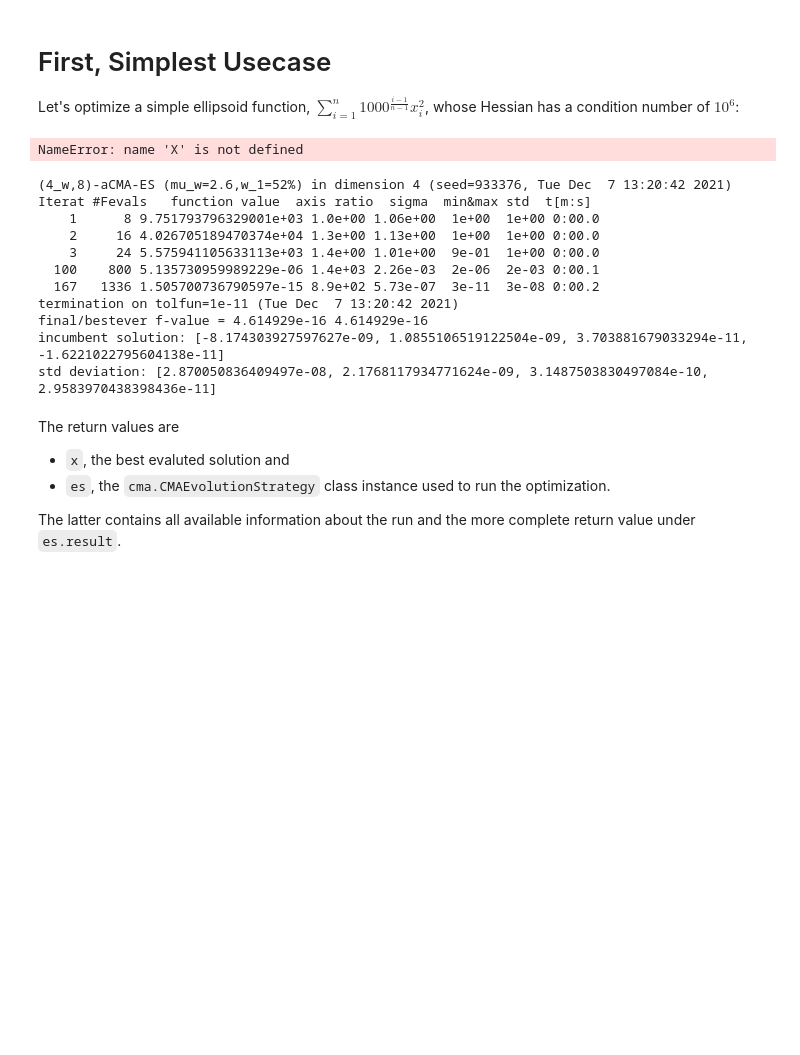
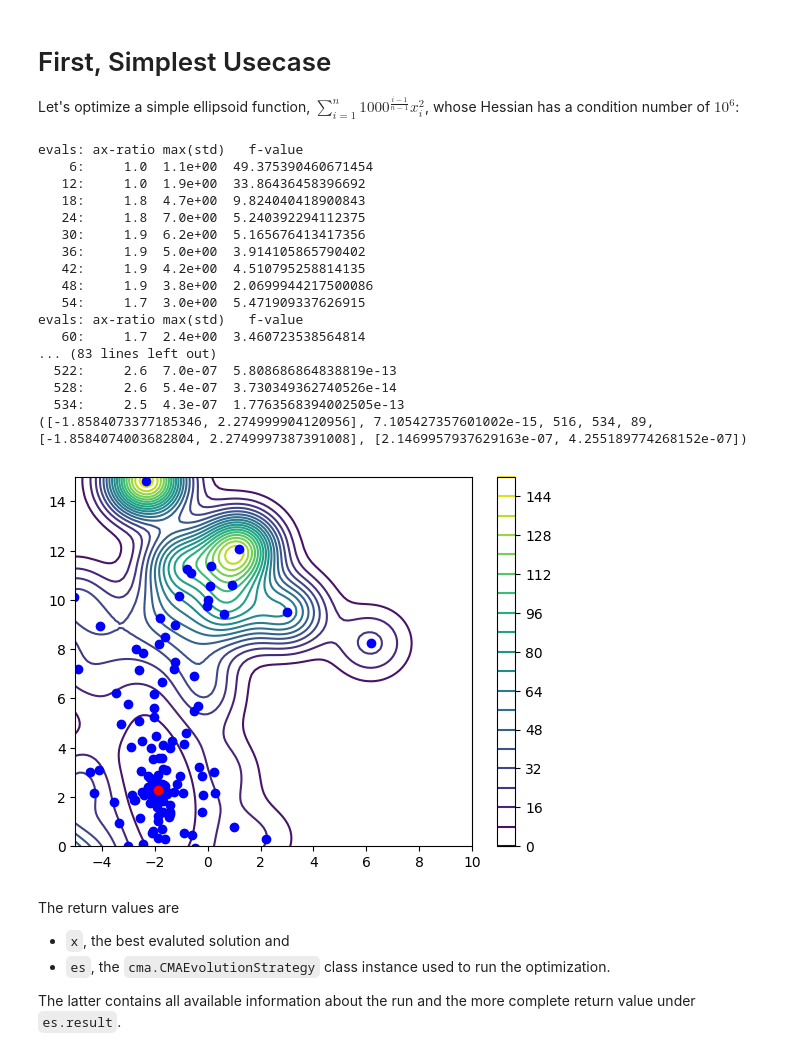
Before and after one commit to mahaitongdae/pycma, a Jupyter notebook: notebooks/notebook-usecases-with-gp.ipynb, the cells around one changed output. Saved outputs shown, nothing was run; the diff lists cells and outputs as text; code cells hidden in the pictures; blank space fills up the shorter version.

Commit message:
initial version of gp in pc update

```diff
--- a/notebooks/notebook-usecases-with-gp.ipynb
+++ b/notebooks/notebook-usecases-with-gp.ipynb
@@ -18,46 +18,58 @@ import GPy
 noise_var = 0.05 ** 2 # observation noise
 beta = 2 # length of confidential bound
 fmin = 0. # todo:add fmin or cancel it
-bounds = [(-5., 5.), (-5., 5.)]
+bounds = [(-5., 10.), (0., 15.)]
 kernel = GPy.kern.RBF(input_dim=len(bounds), variance=2., lengthscale=1.0, ARD=True)
-# %% [output]
-NameError: name 'X' is not defined
 # %%
 import cma
+from cma.purecma import CMAES
 
-
-fun = cma.ff.elli  # we could use `functools.partial(cma.ff.elli, cond=1e4)` to change the condition number to 1e4
-x0 = 4 * [2]  # initial solution
+fun = cma.ff.branin  # we could use `functools.partial(cma.ff.elli, cond=1e4)` to change the condition number to 1e4
+x0 = [0, 10]  # initial solution
 sigma0 = 1    # initial standard deviation to sample new solutions
 
-gp = GaussianProcessOptimization(GPy.models.GPRegression(X, Y, kernel=kernel, Y_metadata=None, normalizer=None, noise_var=noise_var, mean_function=None),
+gp = GaussianProcessOptimization(GPy.models.GPRegression(np.asarray([x0]), np.asarray([[fun(x0)]]),
+                                                         kernel=kernel, Y_metadata=None, normalizer=None,
+                                                         noise_var=noise_var, mean_function=None),
                                  fmin, beta=beta)
+gp.bounds = bounds
 
-# x, es = cma.fmin2(fun, x0, sigma0)
-es = cma.CMAEvolutionStrategy(x0,sigma0)
+# es = cma.CMAEvolutionStrategy(x0,sigma0)
+es = CMAES(x0, sigma0)
+t = 0
 while not es.stop():
     solutions = es.ask()
-    obs = [cma.ff.rosen(s) for s in solutions]
-    gp.add_new_data_point(solutions, obs)
-    # Get estimation from GP
-    # inputs = tbd
-    # ci = gp.get_confidential_interval(inputs)
-    # mean, std_dev = gp.get_mean_std_dev(inputs)
-    es.tell(solutions, obs)
+    obs = [cma.ff.branin(s) for s in solutions]
+    gp.add_new_data_point(np.asarray(solutions), np.asarray(obs).reshape([-1,1]))
+    # es.tell(solutions, obs)
+    es.tell_gp(solutions, obs, gp)
+    # if t % 10 == 0:
     es.disp()
-es.result_pretty()
+    t+=1
+# es.result_pretty()
+print(es.result)
 # %% [output]
-(4_w,8)-aCMA-ES (mu_w=2.6,w_1=52%) in dimension 4 (seed=933376, Tue Dec  7 13:20:42 2021)
-Iterat #Fevals   function value  axis ratio  sigma  min&max std  t[m:s]
-    1      8 9.751793796329001e+03 1.0e+00 1.06e+00  1e+00  1e+00 0:00.0
-    2     16 4.026705189470374e+04 1.3e+00 1.13e+00  1e+00  1e+00 0:00.0
-    3     24 5.575941105633113e+03 1.4e+00 1.01e+00  9e-01  1e+00 0:00.0
-  100    800 5.135730959989229e-06 1.4e+03 2.26e-03  2e-06  2e-03 0:00.1
-  167   1336 1.505700736790597e-15 8.9e+02 5.73e-07  3e-11  3e-08 0:00.2
-termination on tolfun=1e-11 (Tue Dec  7 13:20:42 2021)
-final/bestever f-value = 4.614929e-16 4.614929e-16
-incumbent solution: [-8.174303927597627e-09, 1.0855106519122504e-09, 3.703881679033294e-11, -1.6221022795604138e-11]
-std deviation: [2.870050836409497e-08, 2.1768117934771624e-09, 3.1487503830497084e-10, 2.9583970438398436e-11]
+evals: ax-ratio max(std)   f-value
+    6:     1.0  1.1e+00  49.375390460671454
+   12:     1.0  1.9e+00  33.86436458396692
+   18:     1.8  4.7e+00  9.824040418900843
+   24:     1.8  7.0e+00  5.240392294112375
+   30:     1.9  6.2e+00  5.165676413417356
+   36:     1.9  5.0e+00  3.914105865790402
+   42:     1.9  4.2e+00  4.510795258814135
+   48:     1.9  3.8e+00  2.0699944217500086
+   54:     1.7  3.0e+00  5.471909337626915
+evals: ax-ratio max(std)   f-value
+   60:     1.7  2.4e+00  3.460723538564814
+... (83 lines left out)
+  522:     2.6  7.0e-07  5.808686864838819e-13
+  528:     2.6  5.4e-07  3.730349362740526e-14
+  534:     2.5  4.3e-07  1.7763568394002505e-13
+([-1.8584073377185346, 2.274999904120956], 7.105427357601002e-15, 516, 534, 89, [-1.8584074003682804, 2.2749997387391008], [2.1469957937629163e-07, 4.255189774268152e-07])
+# %%
+gp.plot(100, plot_3d=False)
+# %% [output]
+[figure, added]
 # %% [markdown]
 The return values are
 - `x`, the best evaluted solution and
```
Also changed, not shown: parts of 1 cell of this notebook, 1 other file.
